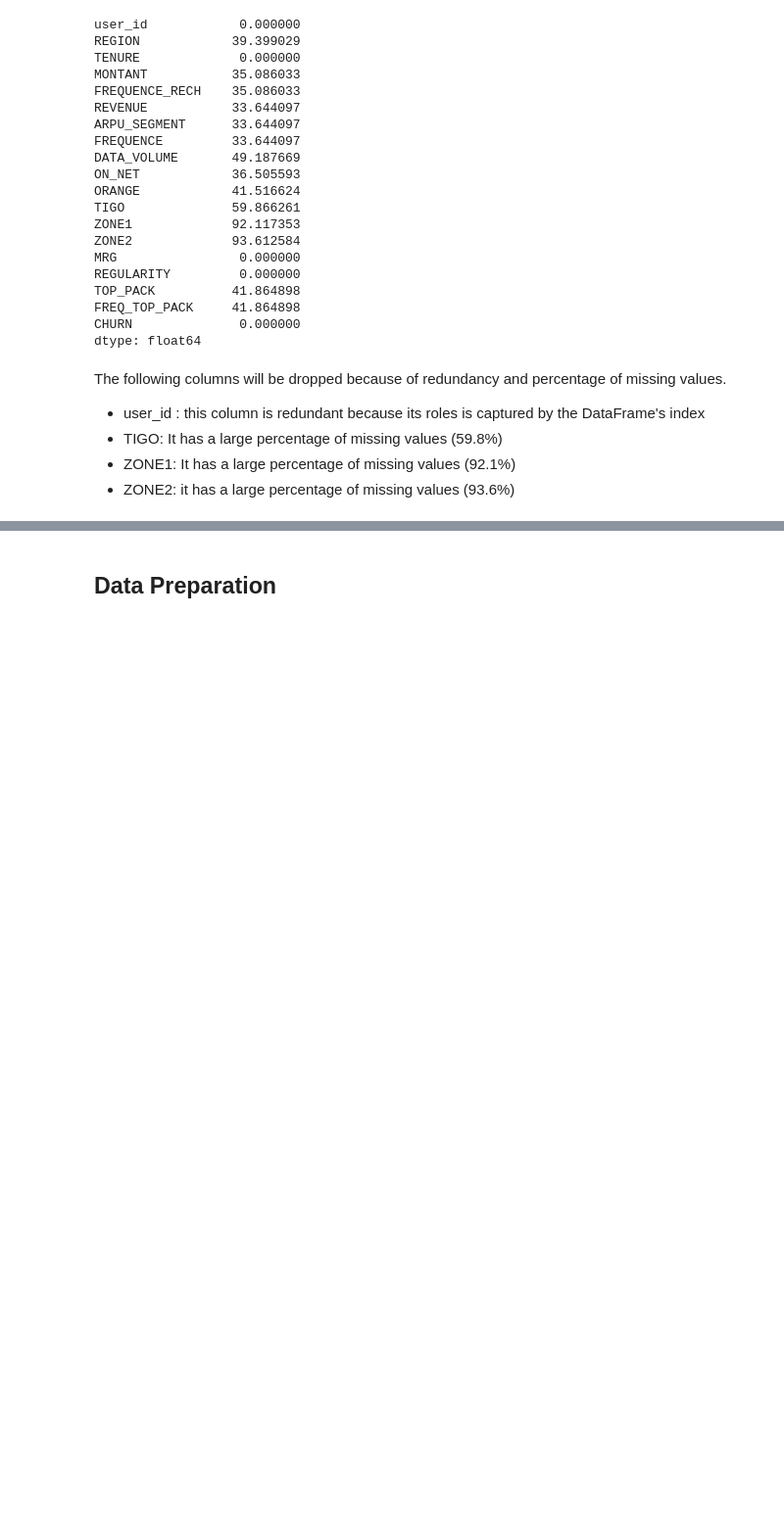
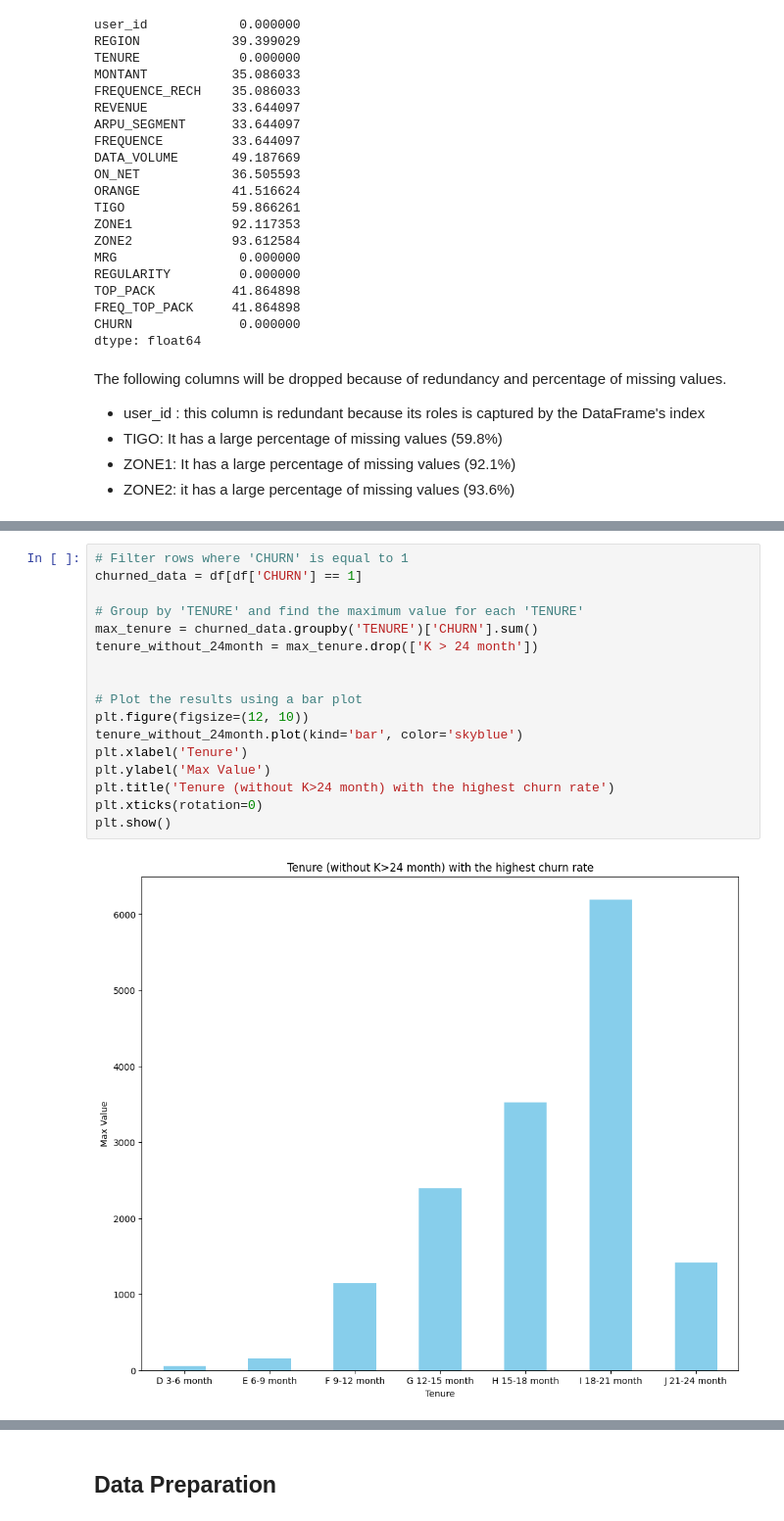
Before and after one commit to sethsot/African-telco-customer-churn, a Jupyter notebook: CustomerChurn.ipynb, the cells around one changed output, grey strips where cells are left out. Shown at 98% size. Drawn from its saved outputs; the diff is of its cells as text; blank space fills up the shorter version.

```diff
--- a/CustomerChurn.ipynb
+++ b/CustomerChurn.ipynb
@@ -124,0 +401,19 @@ df.head()
+# %%
+# Filter rows where 'CHURN' is equal to 1
+churned_data = df[df['CHURN'] == 1]
+
+# Group by 'TENURE' and find the maximum value for each 'TENURE'
+max_tenure = churned_data.groupby('TENURE')['CHURN'].sum()
+tenure_without_24month = max_tenure.drop(['K > 24 month'])
+
+
+# Plot the results using a bar plot
+plt.figure(figsize=(12, 10))
+tenure_without_24month.plot(kind='bar', color='skyblue')
+plt.xlabel('Tenure')
+plt.ylabel('Max Value')
+plt.title('Tenure (without K>24 month) with the highest churn rate')
+plt.xticks(rotation=0)
+plt.show()
+# %% [output]
+[figure, added]
```
Also changed, not shown: parts of 34 cells of this notebook.
